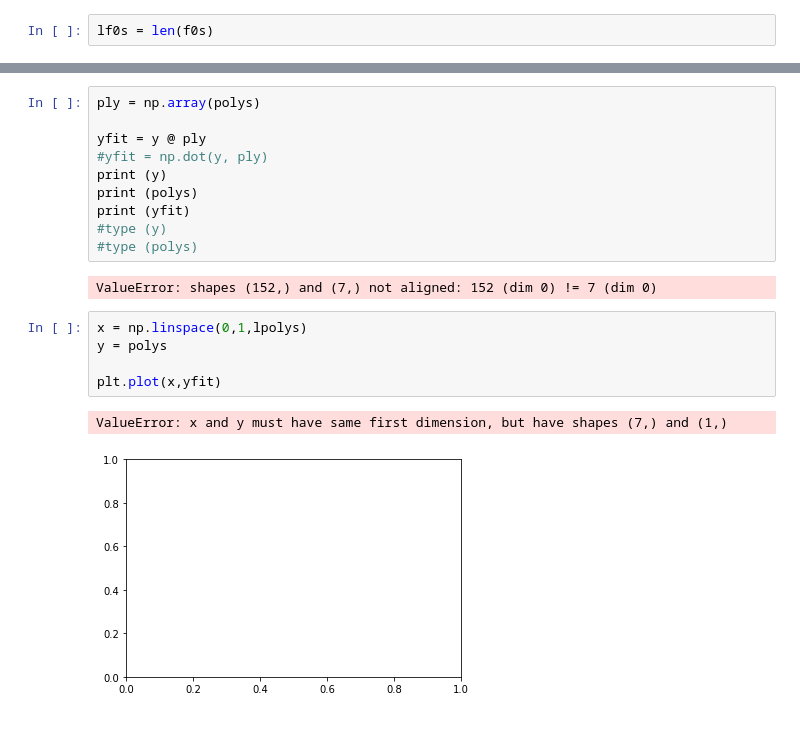
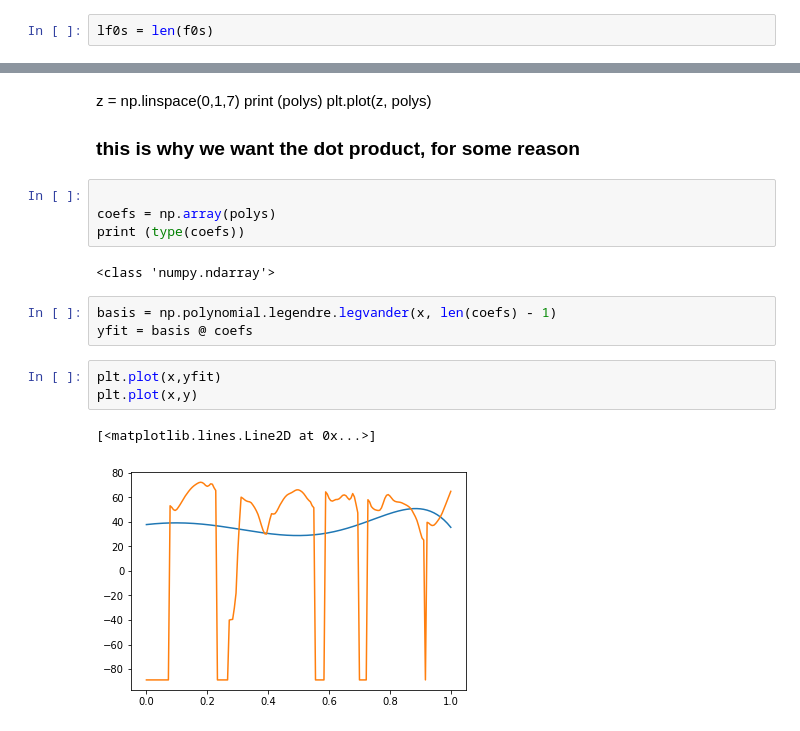
Before and after one commit to rachelrakov/dissertation_code, a Jupyter notebook: Legendre_polynomial_plotting.ipynb, the cells around one changed output, grey strips where cells are left out. Drawn from its saved outputs; the diff is of its cells as text.

```diff
--- a/Legendre_polynomial_plotting.ipynb
+++ b/Legendre_polynomial_plotting.ipynb
@@ -243,20 +286,21 @@ plt.plot(z, polys)
-# %%
-ply = np.array(polys)
-
-yfit = y @ ply
-#yfit = np.dot(y, ply)
-print (y)
-print (polys)
-print (yfit)
-#type (y)
-#type (polys)
-# %% [output]
-ValueError: shapes (152,) and (7,) not aligned: 152 (dim 0) != 7 (dim 0)
-# %%
-x = np.linspace(0,1,lpolys)
-y = polys
-
-plt.plot(x,yfit)
-# %% [output]
-ValueError: x and y must have same first dimension, but have shapes (7,) and (1,)
-[figure, removed]
+# %% [markdown]
+z = np.linspace(0,1,7)
+print (polys)
+plt.plot(z, polys)
+
+### this is why we want the dot product, for some reason
+# %%
+
+coefs = np.array(polys)
+print (type(coefs))
+# %% [output]
+<class 'numpy.ndarray'>
+# %%
+basis = np.polynomial.legendre.legvander(x, len(coefs) - 1)
+yfit = basis @ coefs
+# %%
+plt.plot(x,yfit)
+plt.plot(x,y)
+# %% [output]
+[<matplotlib.lines.Line2D at 0x...>]
+[figure, added]
```
Also changed, not shown: parts of 33 cells of this notebook.
